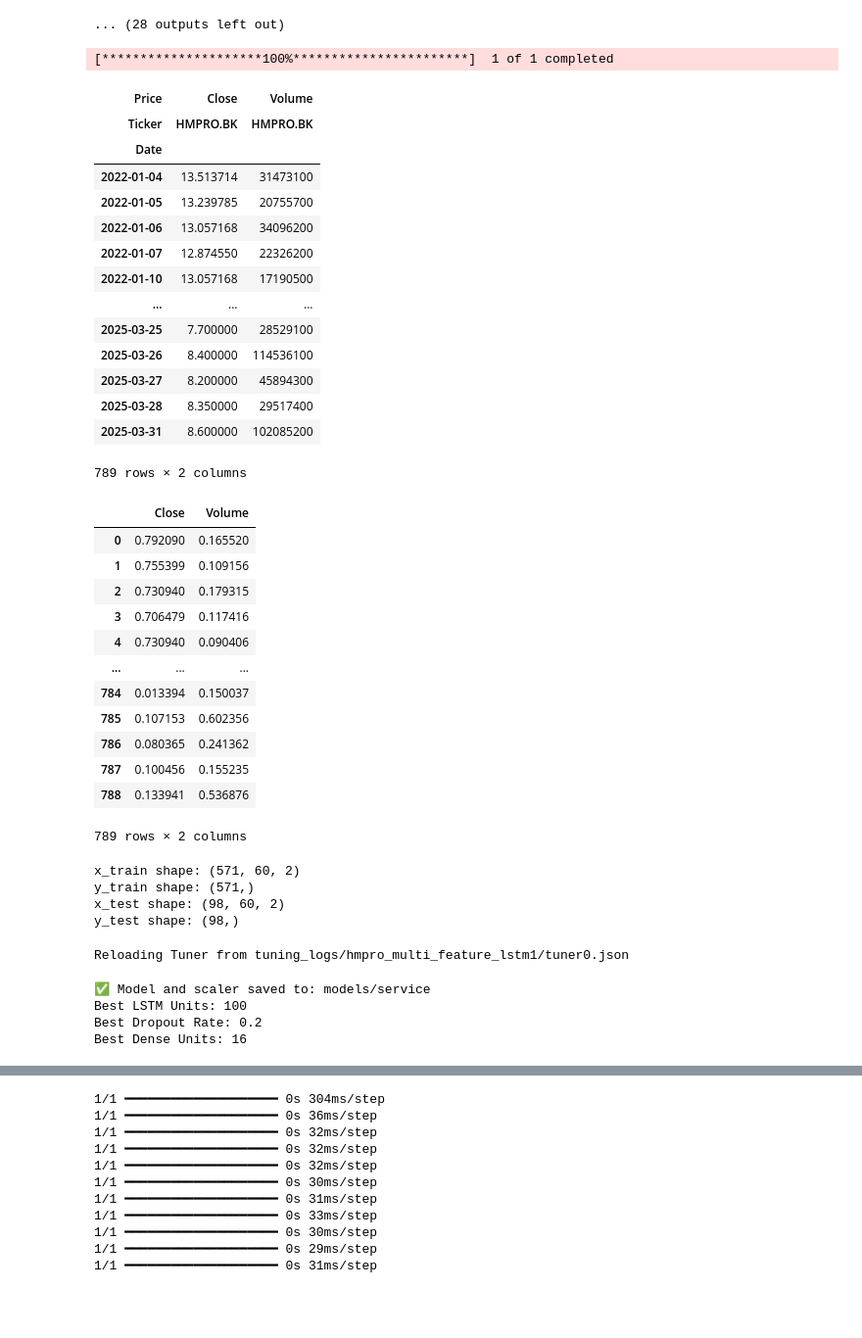
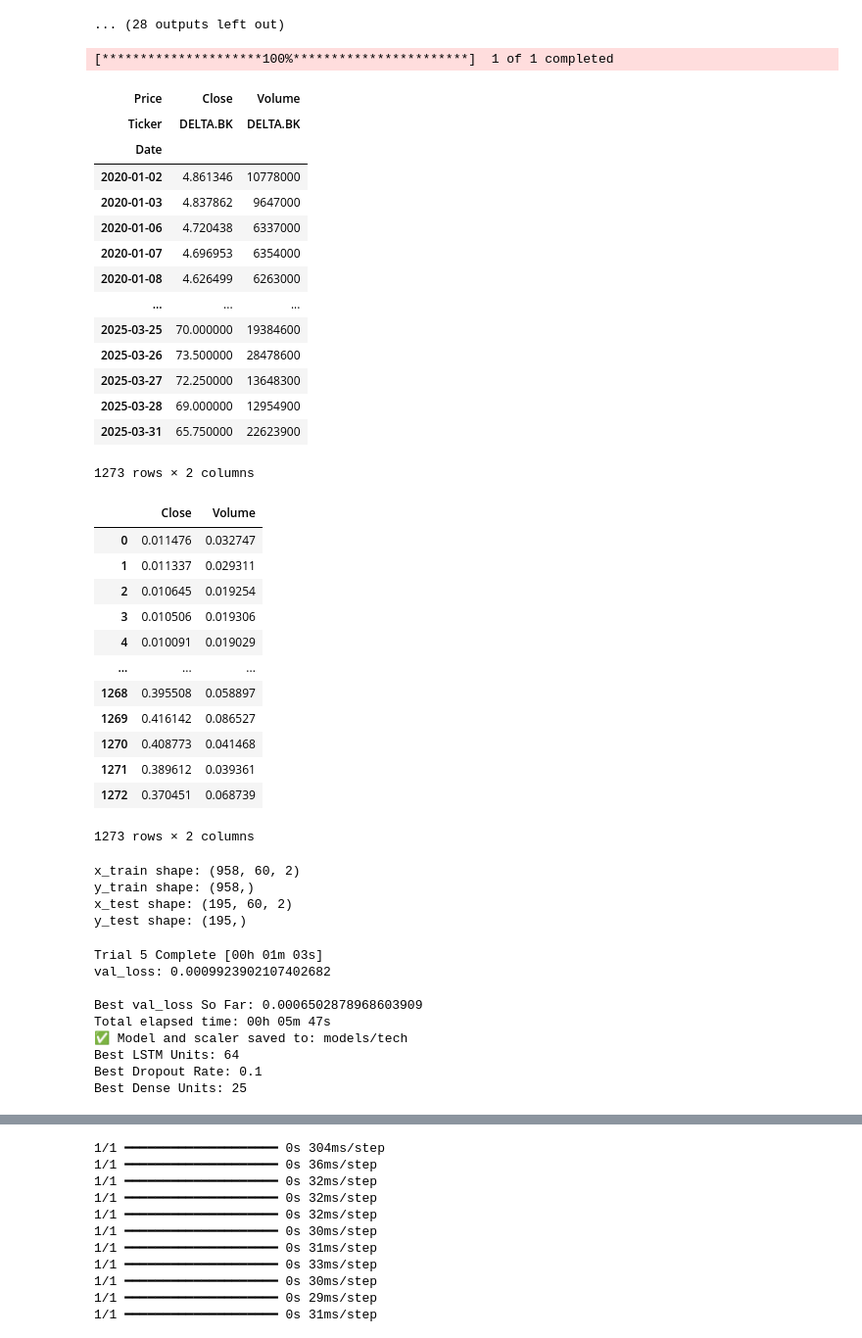
Before and after one commit to kninks/stockie-ml, a Jupyter notebook: train_model.ipynb, the cells around one changed output, grey strips where cells are left out. Shown at 98% size. Cells and saved outputs as stored; diff of their text form; code cells hidden in the pictures; blank space fills up the shorter version.

Commit message:
DELTA update model

```diff
--- a/train_model.ipynb
+++ b/train_model.ipynb
@@ -372,37 +372,37 @@ Epoch 1/50
 # %%
 # Load the latest preprocessed data from CSV file
 # file_path = os.path.join("data", "Fincial", "SCB.BK.csv")
 import yfinance as yf
 import datetime
 import os
 
 # file_path = os.path.join("data", "Indus", "PTTGC.BK.csv")
 
 # Load and preprocess the data
 # df = pd.read_csv(file_path)
-df = yf.download("HMPRO.BK", start='2022-01-01', end='2025-04-01', auto_adjust=True) #show adjusted close price
+df = yf.download("DELTA.BK", start='2020-01-01', end='2025-04-01', auto_adjust=True) #show adjusted close price
 # df['Date'] = pd.to_datetime(df['Date'])
 # df.set_index('Date', inplace=True)
 df = df[['Close', 'Volume']]
 # df = df[df.index >= '2021-01-01']
 df
 # %% [output]
 [*********************100%***********************]  1 of 1 completed
 | Price | Close | Volume |
-| Ticker | HMPRO.BK | HMPRO.BK |
+| Ticker | DELTA.BK | DELTA.BK |
 | Date |  |  |
-| 2022-01-04 | 13.513714 | 31473100 |
-| 2022-01-05 | 13.239785 | 20755700 |
-| 2022-01-06 | 13.057168 | 34096200 |
-| 2022-01-07 | 12.874550 | 22326200 |
-| 2022-01-10 | 13.057168 | 17190500 |
+| 2020-01-02 | 4.861346 | 10778000 |
+| 2020-01-03 | 4.837862 | 9647000 |
+| 2020-01-06 | 4.720438 | 6337000 |
+| 2020-01-07 | 4.696953 | 6354000 |
+| 2020-01-08 | 4.626499 | 6263000 |
 | ... | ... | ... |
-| 2025-03-25 | 7.700000 | 28529100 |
-| 2025-03-26 | 8.400000 | 114536100 |
-| 2025-03-27 | 8.200000 | 45894300 |
-| 2025-03-28 | 8.350000 | 29517400 |
-| 2025-03-31 | 8.600000 | 102085200 |
+| 2025-03-25 | 70.000000 | 19384600 |
+| 2025-03-26 | 73.500000 | 28478600 |
+| 2025-03-27 | 72.250000 | 13648300 |
+| 2025-03-28 | 69.000000 | 12954900 |
+| 2025-03-31 | 65.750000 | 22623900 |
-789 rows × 2 columns
+1273 rows × 2 columns
 # %%
 # Scale to range 0, 1
 scaler = MinMaxScaler(feature_range=(0, 1))  # Normalize between 0 and 1
@@ -411,18 +411,18 @@ processed_data = pd.DataFrame(scaled_data, columns=['Close', 'Volume'])
 processed_data
 # %% [output]
 |  | Close | Volume |
-| 0 | 0.792090 | 0.165520 |
-| 1 | 0.755399 | 0.109156 |
-| 2 | 0.730940 | 0.179315 |
-| 3 | 0.706479 | 0.117416 |
-| 4 | 0.730940 | 0.090406 |
+| 0 | 0.011476 | 0.032747 |
+| 1 | 0.011337 | 0.029311 |
+| 2 | 0.010645 | 0.019254 |
+| 3 | 0.010506 | 0.019306 |
+| 4 | 0.010091 | 0.019029 |
 | ... | ... | ... |
-| 784 | 0.013394 | 0.150037 |
-| 785 | 0.107153 | 0.602356 |
-| 786 | 0.080365 | 0.241362 |
-| 787 | 0.100456 | 0.155235 |
-| 788 | 0.133941 | 0.536876 |
+| 1268 | 0.395508 | 0.058897 |
+| 1269 | 0.416142 | 0.086527 |
+| 1270 | 0.408773 | 0.041468 |
+| 1271 | 0.389612 | 0.039361 |
+| 1272 | 0.370451 | 0.068739 |
-789 rows × 2 columns
+1273 rows × 2 columns
 # %%
 # Split into the training and testing sets
 train_data, test_data = train_test_split(scaled_data, train_size=0.8, shuffle=False)
@@ -445,10 +445,10 @@ print(f"y_train shape: {y_train.shape}")
 print(f"x_test shape: {x_test.shape}" if len(x_test) > 0 else "⚠️ No test set available.")
 print(f"y_test shape: {y_test.shape}" if len(y_test) > 0 else "")
 # %% [output]
-x_train shape: (571, 60, 2)
-y_train shape: (571,)
-x_test shape: (98, 60, 2)
-y_test shape: (98,)
+x_train shape: (958, 60, 2)
+y_train shape: (958,)
+x_test shape: (195, 60, 2)
+y_test shape: (195,)
 # %%
 def model_builder(hp):
     model = Sequential()
@@ -478,7 +478,7 @@ tuner = kt.RandomSearch(
     max_trials=5,
     executions_per_trial=1,
     directory='tuning_logs',
-    project_name='hmpro_multi_feature_lstm1'
+    project_name='delta_multi_feature_lstm4'
 )
 
 early_stop = EarlyStopping(monitor='val_loss', patience=5, restore_best_weights=True)
@@ -497,11 +497,11 @@ best_model = tuner.get_best_models(1)[0]
 best_hp = tuner.get_best_hyperparameters(1)[0]
 
 # ✅ Define output directory and file paths
-output_dir = os.path.join("models", "service")
+output_dir = os.path.join("models", "tech")
 os.makedirs(output_dir, exist_ok=True)
 
-model_file = os.path.join(output_dir, "HMPRO.BK_model.keras")
-scaler_file = os.path.join(output_dir, "HMPRO.BK_scaler.pkl")
+model_file = os.path.join(output_dir, "DELTA.BK_model.keras")
+scaler_file = os.path.join(output_dir, "DELTA.BK_scaler.pkl")
 
 # ✅ Save best model and scaler
 best_model.save(model_file)
@@ -513,11 +513,15 @@ print(f"Best LSTM Units: {best_hp.get('lstm_units')}")
 print(f"Best Dropout Rate: {best_hp.get('dropout_rate')}")
 print(f"Best Dense Units: {best_hp.get('dense_units')}")
 # %% [output]
-Reloading Tuner from tuning_logs/hmpro_multi_feature_lstm1/tuner0.json
+Trial 5 Complete [00h 01m 03s]
+val_loss: 0.0009923902107402682
+
+Best val_loss So Far: 0.0006502878968603909
+Total elapsed time: 00h 05m 47s
+✅ Model and scaler saved to: models/tech
+Best LSTM Units: 64
+Best Dropout Rate: 0.1
+Best Dense Units: 25
-✅ Model and scaler saved to: models/service
-Best LSTM Units: 100
-Best Dropout Rate: 0.2
-Best Dense Units: 16
 # %%
 test_predictions = best_model.predict(x_test)
 
```
Also changed, not shown: parts of 1 cell of this notebook, 20 other files.
